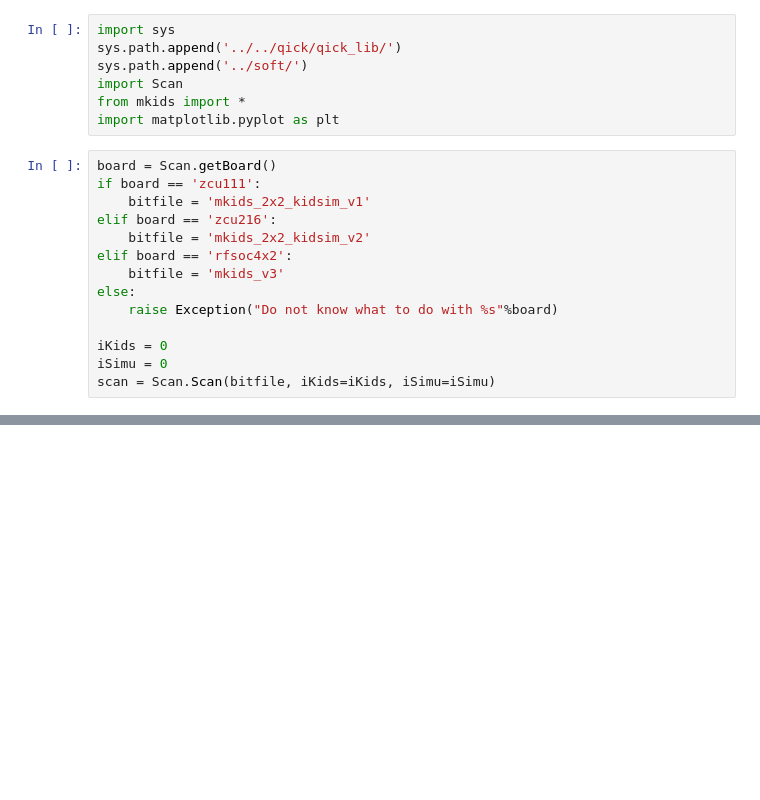
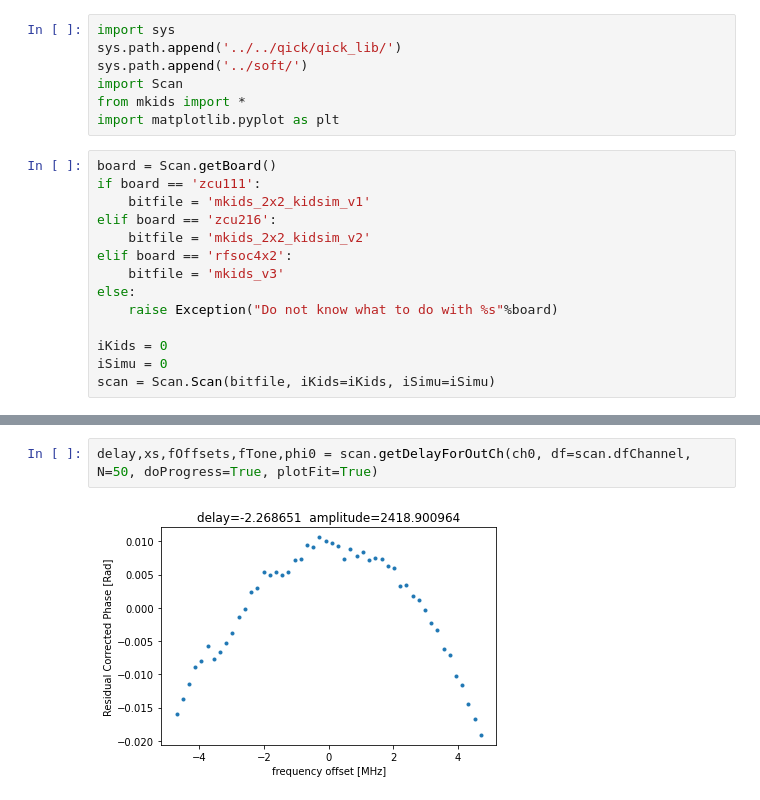
Before and after one commit to openquantumhardware/qick-tools, a Jupyter notebook: mkids_v2/demos/demo_09_phase_correction_multi_channel.ipynb, the cells around one changed output, grey strips where cells are left out. Drawn from its saved outputs; the diff is of its cells as text; blank space fills up the shorter version.

```diff
--- a/mkids_v2/demos/demo_09_phase_correction_multi_channel.ipynb
+++ b/mkids_v2/demos/demo_09_phase_correction_multi_channel.ipynb
@@ -183,0 +74,4 @@ for ch in outCh:
+# %%
+delay,xs,fOffsets,fTone,phi0 = scan.getDelayForOutCh(ch0, df=scan.dfChannel, N=50, doProgress=True, plotFit=True)
+# %% [output]
+[figure, added]
```
Also changed, not shown: parts of 57 cells of this notebook.
